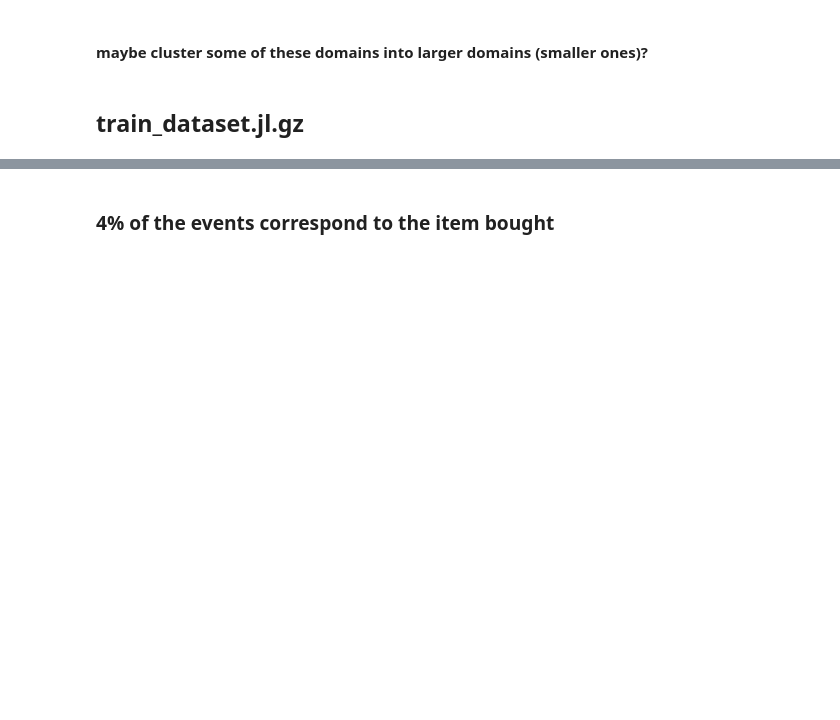
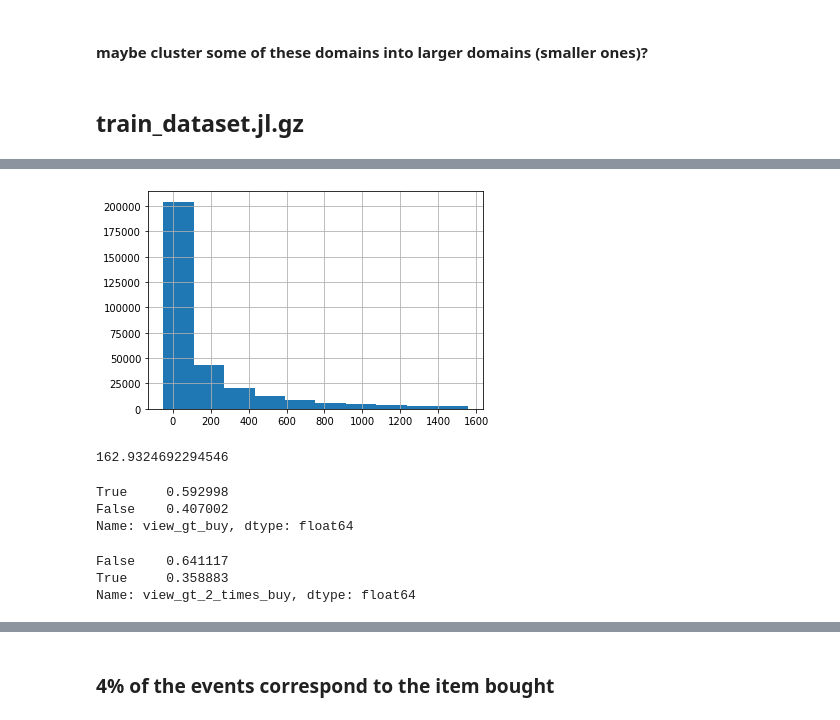
Before and after one commit to hitoshinagano/MercadoLibre_2020, a Jupyter notebook: notebooks/EDA_dataprep.ipynb, the cells around one changed output, grey strips where cells are left out. Drawn from its saved outputs; the diff is of its cells as text; code cells hidden in the pictures; blank space fills up the shorter version.

```diff
--- a/notebooks/EDA_dataprep.ipynb
+++ b/notebooks/EDA_dataprep.ipynb
@@ -145,0 +170,2 @@ Wall time: 5.57 s
+# %%
+train = pd.merge(train[['seq', 'event_info', 'in_nav', 'event_type']], item_data, left_on = 'event_info', right_on = 'item_id', how = 'left')
@@ -145,0 +208,6 @@ Wall time: 5.57 s
+# %%
+price = train.groupby('seq').price.agg([lambda x: x.iloc[:-1].mean(), lambda x: x.iloc[:-1].std() , 'last'])
+# %%
+price.columns = ['view_mean', 'view_std', 'buy_price']
+# %%
+price['delta'] = 100 * (price.view_mean - price.buy_price) / price.buy_price
@@ -145,0 +228,8 @@ Wall time: 5.57 s
+# %%
+price.query("-5.017000e+01 < delta < 1.555930e+03").delta.hist();
+# %% [output]
+[figure, added]
+# %%
+price.query("-5.017000e+01 < delta < 1.555930e+03").delta.mean()
+# %% [output]
+162.9324692294546
@@ -145,0 +238,6 @@ Wall time: 5.57 s
+# %%
+price.view_gt_buy.value_counts(normalize = True)
+# %% [output]
+True     0.592998
+False    0.407002
+Name: view_gt_buy, dtype: float64
@@ -145,0 +246,6 @@ Wall time: 5.57 s
+# %%
+price.view_gt_2_times_buy.value_counts(normalize = True)
+# %% [output]
+False    0.641117
+True     0.358883
+Name: view_gt_2_times_buy, dtype: float64
```
Also changed, not shown: parts of 24 cells of this notebook, 2 other files.
